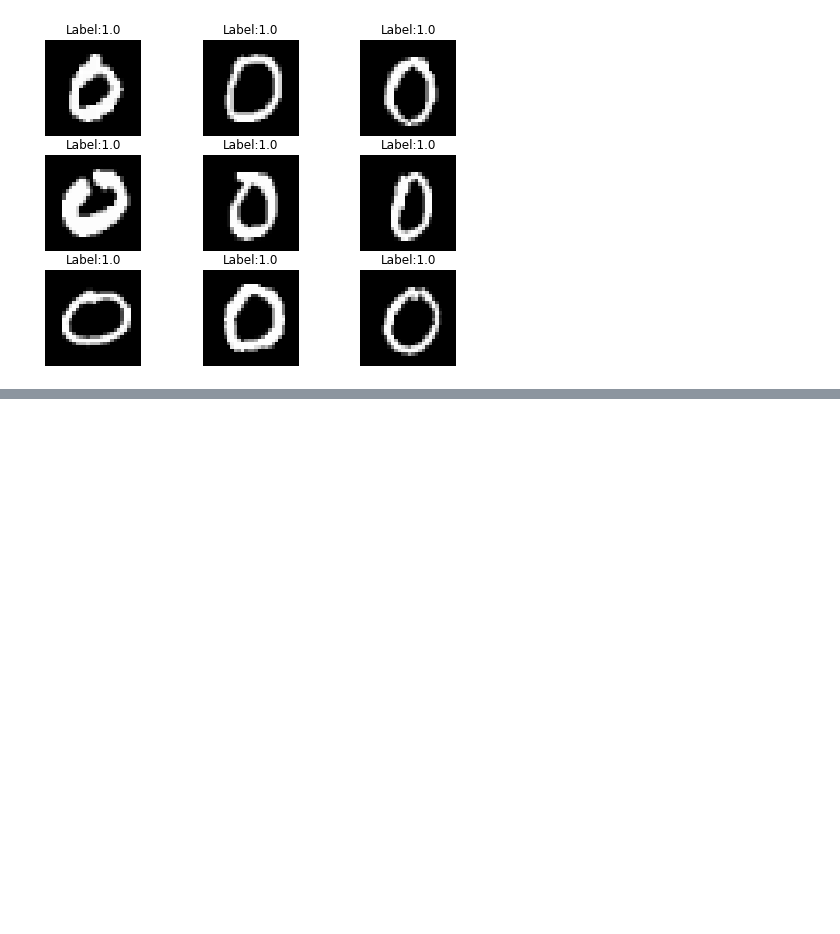
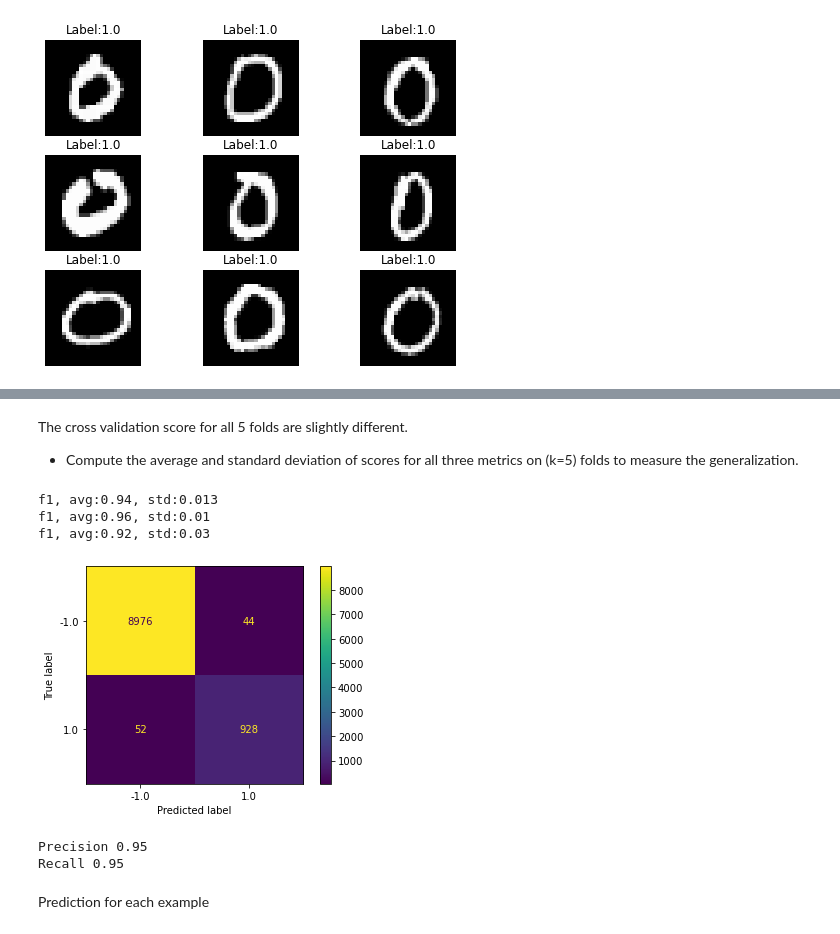
Before and after one commit to deepaksirohiwal/image_calssification_using_perceptron, a Jupyter notebook: digit_classification.ipynb, the cells around one changed output, grey strips where cells are left out. Saved outputs shown, nothing was run; the diff lists cells and outputs as text; code cells hidden in the pictures; blank space fills up the shorter version.

```diff
--- a/digit_classification.ipynb
+++ b/digit_classification.ipynb
@@ -229,0 +251,6 @@ print(np.log(10))
+# %%
+scores= cross_validate(bin_clf,x_train,y_train_0, cv=5,
+scoring=['precision','recall','f1'],
+return_estimator=True)
+
+pprint(scores)
@@ -229,0 +268,25 @@ print(np.log(10))
+# %% [markdown]
+The cross validation score for all 5 folds are slightly different.
+* Compute the average and standard deviation of scores for all three metrics on (k=5) folds to measure the generalization.
+# %%
+print('f1, avg:{0:.2f}, std:{1:.3f}'.format(scores['test_f1'].mean(),scores['test_f1'].std()))
+print('f1, avg:{0:.2f}, std:{1:.2f}'.format(scores['test_precision'].mean(),scores['test_precision'].std()))
+print('f1, avg:{0:.2f}, std:{1:.2f}'.format(scores['test_recall'].mean(),scores['test_recall'].std()))
+# %% [output]
+f1, avg:0.94, std:0.013
+f1, avg:0.96, std:0.01
+f1, avg:0.92, std:0.03
+# %%
+bin_clf=scores['estimator'][0] #best estimator , got the best F1 score of all the folds
+y_hat_test_0= bin_clf.predict(x_test)
+sm_display=ConfusionMatrixDisplay.from_predictions(y_test_0,y_hat_test_0,values_format='.5g')
+# %% [output]
+[figure, added]
+# %%
+print('Precision %.2f'%precision_score(y_test_0,y_hat_test_0))
+print('Recall %.2f'%recall_score(y_test_0,y_hat_test_0))
+# %% [output]
+Precision 0.95
+Recall 0.95
+# %% [markdown]
+Prediction for each example
```
Also changed, not shown: parts of 67 cells of this notebook.
